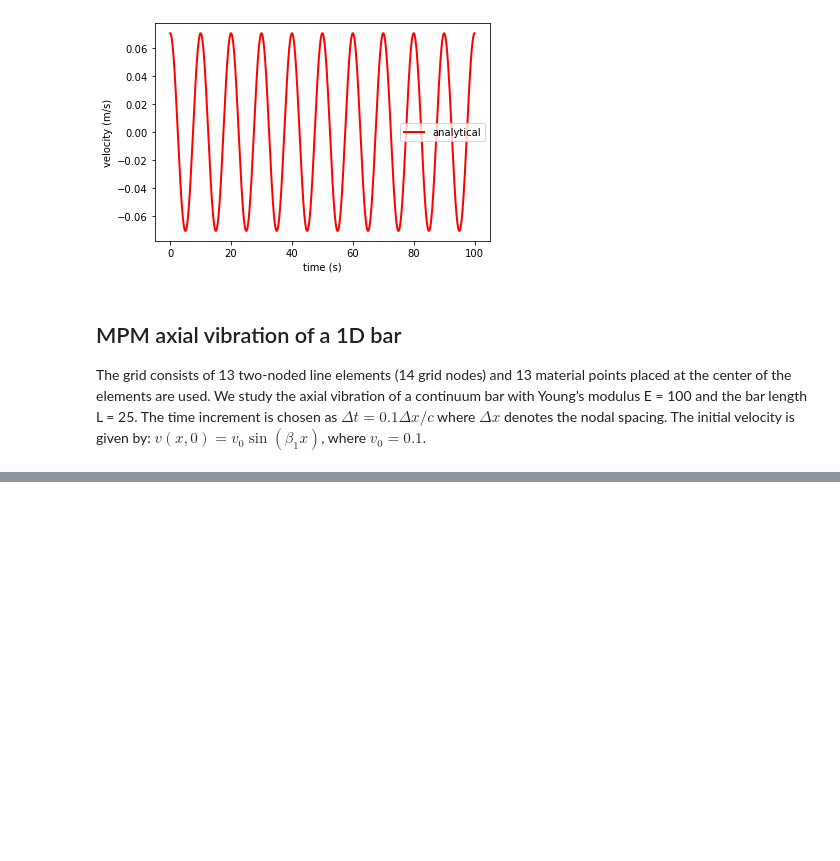
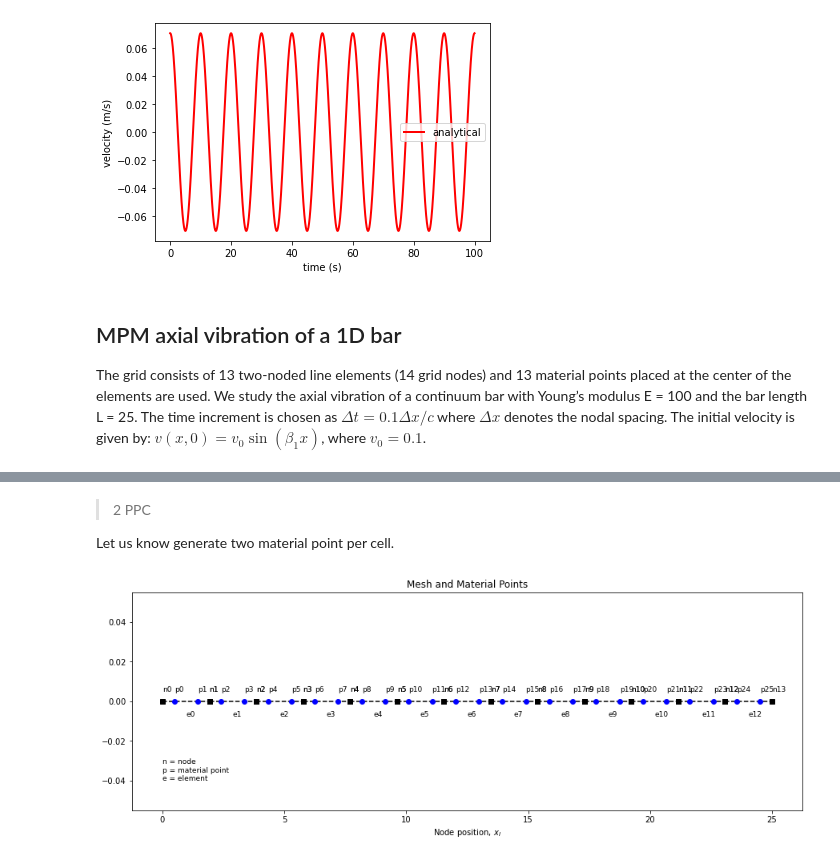
Before and after one commit to geoelements/LearnMPM, a Jupyter notebook: axial-vibration1d.ipynb, the cells around one changed output, grey strips where cells are left out. Saved outputs shown, nothing was run; the diff lists cells and outputs as text; code cells hidden in the pictures; blank space fills up the shorter version.

```diff
--- a/axial-vibration1d.ipynb
+++ b/axial-vibration1d.ipynb
@@ -211,0 +392,9 @@ plt.show()
+# %% [markdown]
+> 2 PPC
+
+Let us know generate two material point per cell.
+# %%
+x_p, _ = generate_particles(ppc=2, elements=elements, x_n=x_n)
+plot_mesh(elements, x_n, x_p, fontsize=9)
+# %% [output]
+[figure, added]
```
Also changed, not shown: parts of 22 cells of this notebook.
